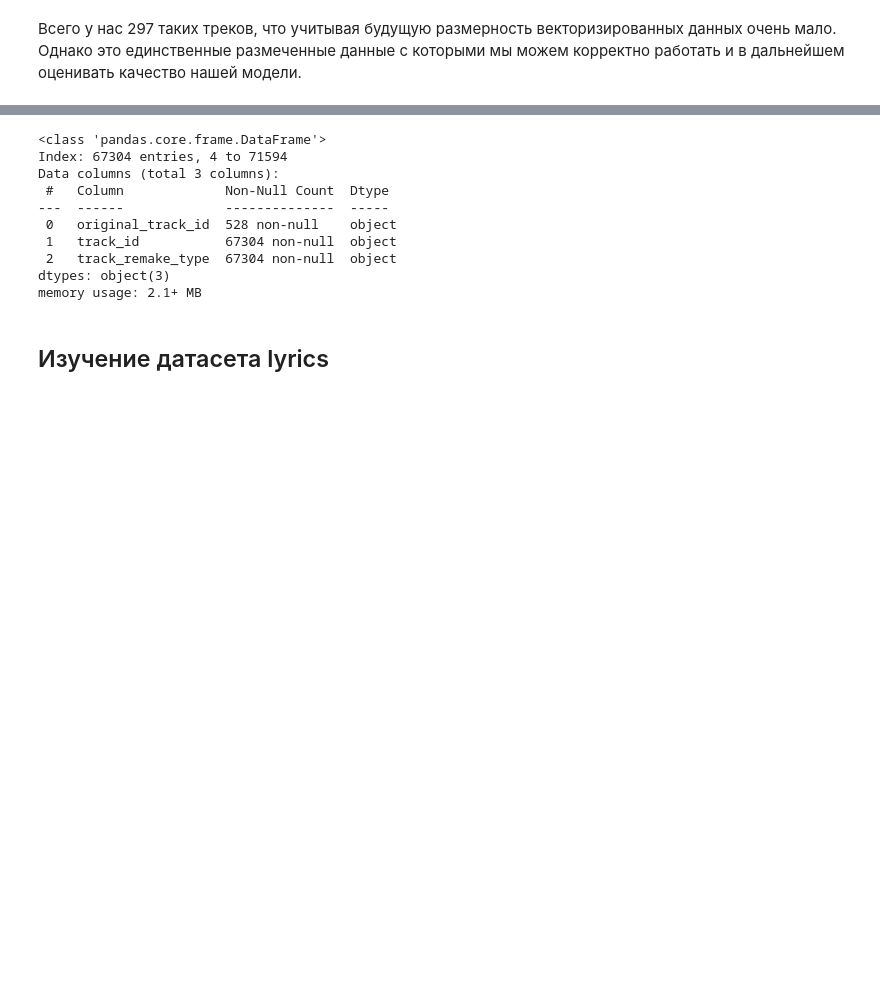
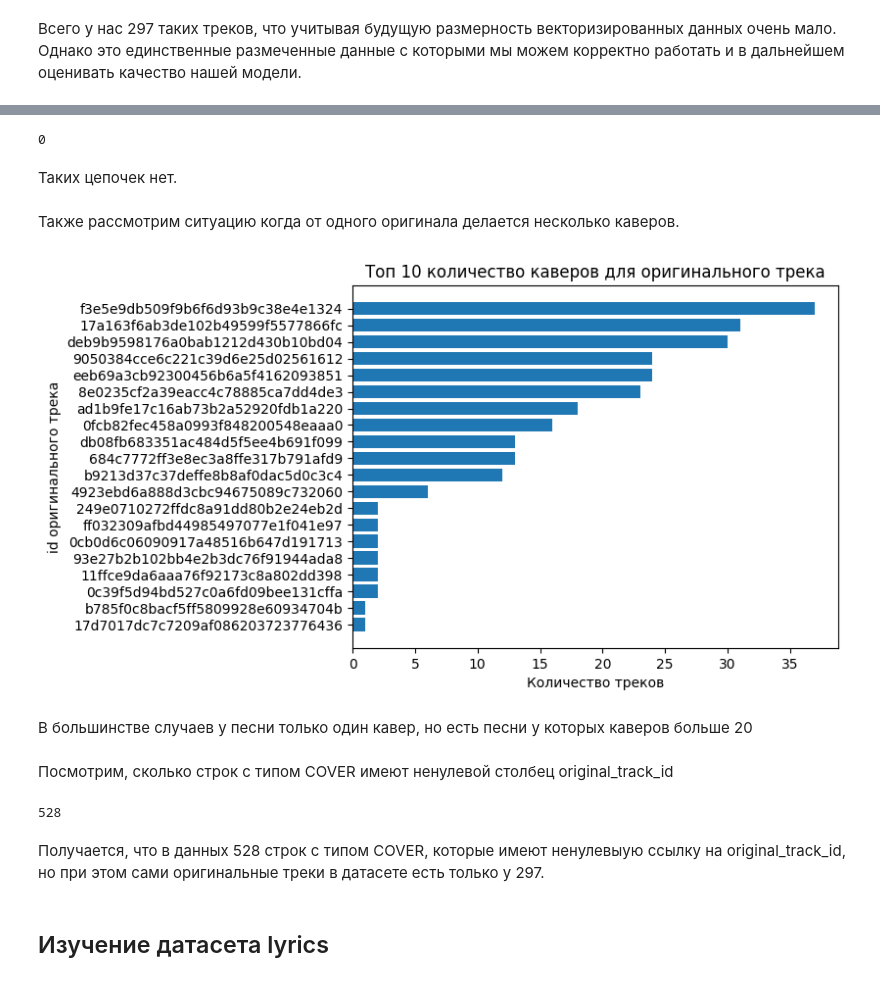
Before and after one commit to Musical-Detectives-Team/hakaton_yandex_music, a Jupyter notebook: EDA.ipynb, the cells around one changed output, grey strips where cells are left out. Saved outputs shown, nothing was run; the diff lists cells and outputs as text; code cells hidden in the pictures; blank space fills up the shorter version.

```diff
--- a/EDA.ipynb
+++ b/EDA.ipynb
@@ -86,16 +88,36 @@ df[df['track_remake_type']=='COVER'].shape[0]
+# %%
+df_с = df[df['track_remake_type']=='COVER']
+# %%
+(df_с['track_id_x'] != df_с['original_track_id']).sum()
+# %% [output]
+0
+# %% [markdown]
+Таких цепочек нет.
+# %% [markdown]
+Также рассмотрим ситуацию когда от одного оригинала делается несколько каверов.
+# %%
+df_group = df_с.groupby('original_track_id')['track_id_y'].agg('count').reset_index()
+df_group = df_group.sort_values('track_id_y')
+df_group = df_group.tail(20)
+# %%
+plt.title('Топ 10 количество каверов для оригинального трека')
+plt.barh(df_group['original_track_id'], df_group['track_id_y'])
+plt.xlabel('Количество треков')
+plt.ylabel('id оригинального трека')
+plt.show()
+# %% [output]
+[figure, added]
+# %% [markdown]
+В большинстве случаев у песни только один кавер, но есть песни у которых каверов больше 20
+# %% [markdown]
+Посмотрим, сколько строк с типом COVER имеют ненулевой столбец original_track_id
 # %%
-df_covers[df_covers['track_remake_type']=='COVER'].info()
+df = df_covers[df_covers['track_remake_type']=='COVER']
+df[~df['original_track_id'].isna()].shape[0]
 # %% [output]
-<class 'pandas.core.frame.DataFrame'>
-Index: 67304 entries, 4 to 71594
-Data columns (total 3 columns):
- #   Column             Non-Null Count  Dtype
----  ------             --------------  -----
- 0   original_track_id  528 non-null    object
- 1   track_id           67304 non-null  object
- 2   track_remake_type  67304 non-null  object
-dtypes: object(3)
-memory usage: 2.1+ MB
+528
+# %% [markdown]
+Получается, что в данных 528 строк с типом COVER, которые имеют ненулевыую ссылку на original_track_id, но при этом сами оригинальные треки в датасете есть только у 297.
 # %% [markdown]
 ## Изучение датасета lyrics
 # %% [markdown]
```
Also changed, not shown: parts of 53 cells of this notebook.
